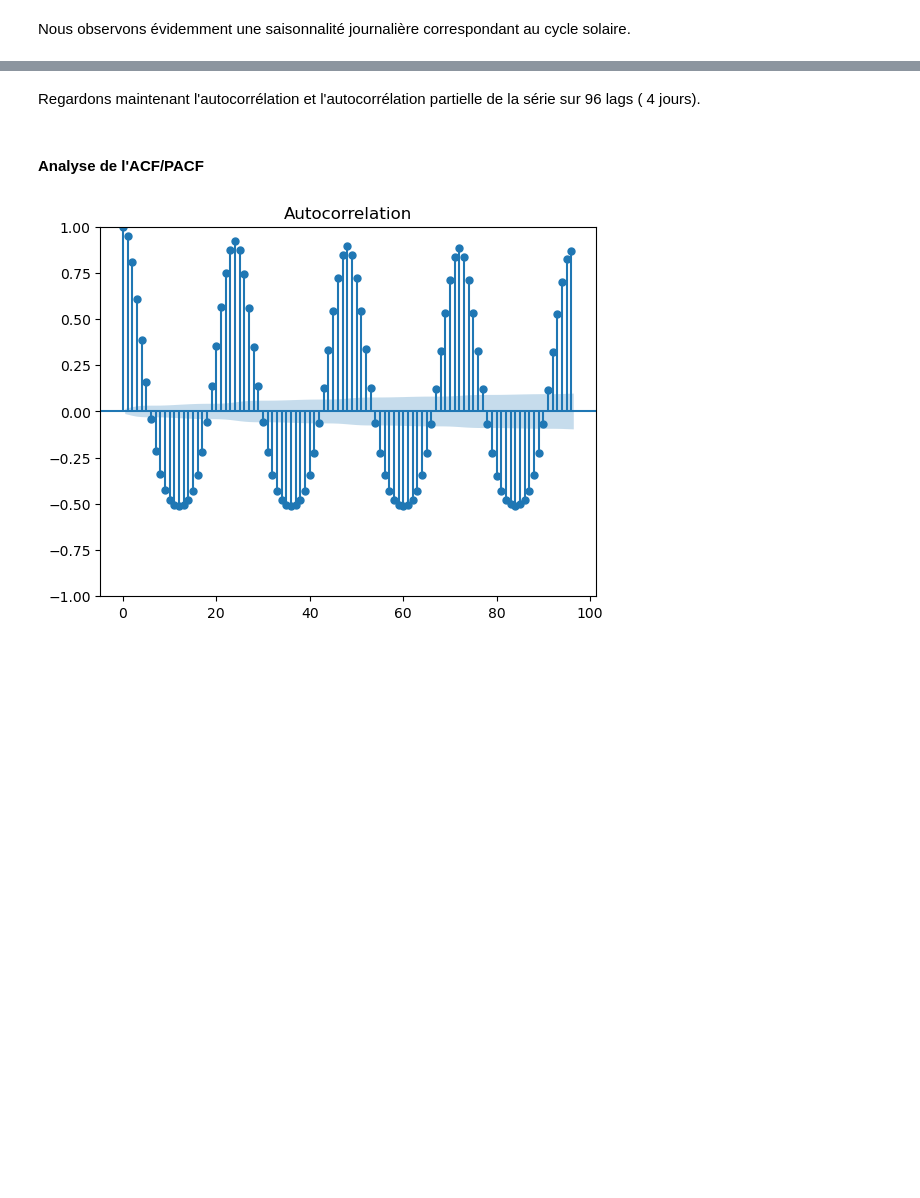
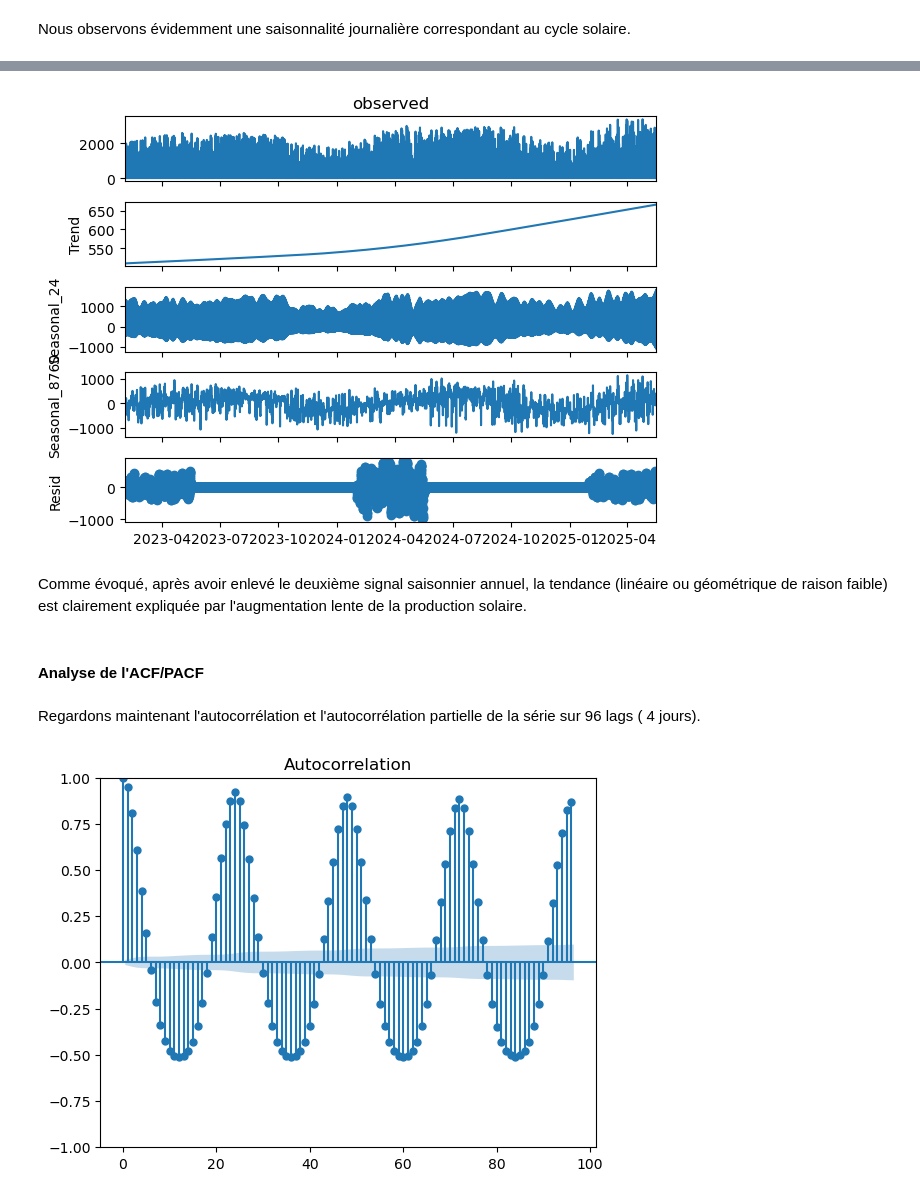
Before and after one commit to Simonsns/solar_prediction, a Jupyter notebook: notebooks/01_data_exploration.ipynb, the cells around one changed output, grey strips where cells are left out. Drawn from its saved outputs; the diff is of its cells as text; code cells hidden in the pictures; blank space fills up the shorter version.

```diff
--- a/notebooks/01_data_exploration.ipynb
+++ b/notebooks/01_data_exploration.ipynb
@@ -474,7 +518,18 @@ TODO : Analyse STL
-# %% [markdown]
-Regardons maintenant l'autocorrélation et l'autocorrélation partielle de la série sur 96 lags ( 4 jours).
+# %%
+mstl = MSTL(solar_ts, periods=(24, 8760)) # Saisonnalité déjà de 24, 8760 pour l'année entière.
+mseasonal_result = mstl.fit()
+# %%
+# Plotting
+mseasonal_result.plot()
+plt.show()
+# %% [output]
+[figure, added]
+# %% [markdown]
+Comme évoqué, après avoir enlevé le deuxième signal saisonnier annuel, la tendance (linéaire ou géométrique de raison faible) est clairement expliquée par l'augmentation lente de la production solaire.
 # %% [markdown]
 #### Analyse de l'ACF/PACF
+# %% [markdown]
+Regardons maintenant l'autocorrélation et l'autocorrélation partielle de la série sur 96 lags ( 4 jours).
 # %%
 plot_acf(solar_ts, lags=96)
 plot_pacf(solar_ts, lags=96)
```
Also changed, not shown: parts of 24 cells of this notebook.
